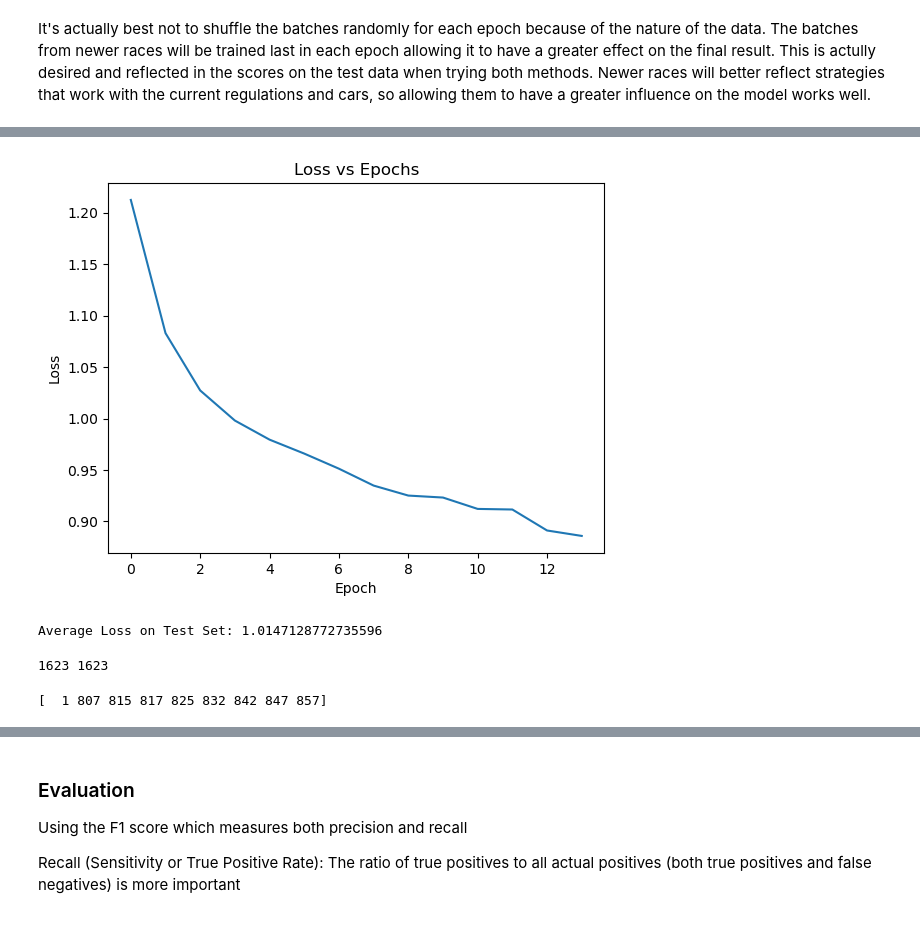
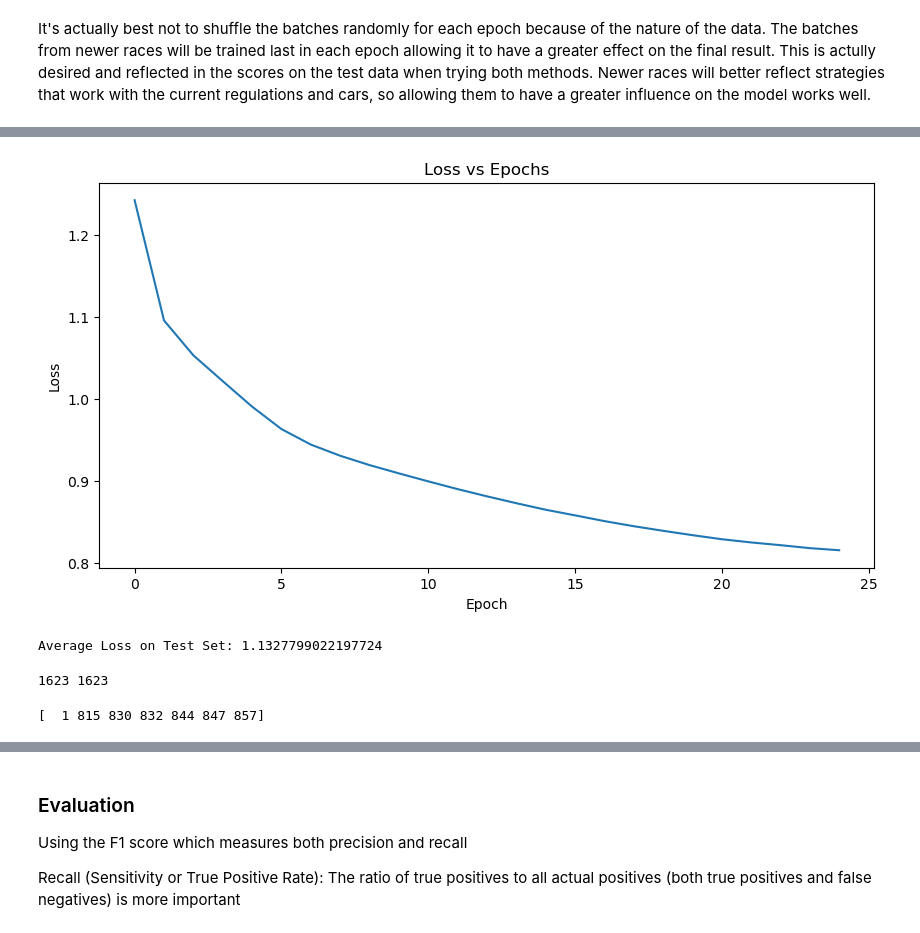
Before and after one commit to krwiles/capstone-project, a Jupyter notebook: project.ipynb, the cells around one changed output, grey strips where cells are left out. Drawn from its saved outputs; the diff is of its cells as text; code cells hidden in the pictures.

```diff
--- a/project.ipynb
+++ b/project.ipynb
@@ -488,5 +542,5 @@ Here I will load the processed data and seperate it into training and testing se
 # %%
-df = pd.read_csv('processed_data.csv')
+df = pd.read_csv('processed_data2.csv')
 
 # Seperate data from 3/102 races for testing
 df_test = df[df['raceId'].isin([1131, 1130, 1123])]
@@ -611,5 +669,5 @@ pit_weight = ((len(y_train) - y_train.sum()) / y_train.sum()) # calculated weigh
 print(pit_weight)
 
 criterion = nn.BCEWithLogitsLoss(pos_weight = pit_weight) # binary cross entropy loss function
-optimizer = optim.Adam(model.parameters(), lr=0.0005)
+optimizer = optim.Adam(model.parameters(), lr=0.0003)
 # %% [output]
@@ -617,14 +675,13 @@ tensor(35.4897)
 # %% [markdown]
 It's actually best not to shuffle the batches randomly for each epoch because of the nature of the data. The batches from newer races will be trained last in each epoch allowing it to have a greater effect on the final result. This is actully desired and reflected in the scores on the test data when trying both methods. Newer races will better reflect strategies that work with the current regulations and cars, so allowing them to have a greater influence on the model works well.
 # %%
-num_epochs = 15
+num_epochs = 25
 losses = []
-data_loader = list(zip(X_train_batches, y_train_batches))
 
 for epoch in range(num_epochs):
     epoch_loss = 0
 
-    for X_batch, y_batch in data_loader:
+    for X_batch, y_batch in zip(X_train_batches, y_train_batches):
         # forward pass
         y_pred = model(X_batch)
         loss = criterion(y_pred, y_batch)
@@ -648,12 +709,12 @@ Epoch [12], Loss: 0.9116450887469313
 # %%
 plt.figure(figsize=(10,5))
-plt.plot(range(0, len(losses)), losses[0::])
+plt.plot(range(len(losses)), losses)
 plt.xlabel('Epoch')
 plt.ylabel('Loss')
 plt.title('Loss vs Epochs')
 plt.show()
 # %% [output]
-[figure, old version]
+[figure, new version]
 # %%
 model.eval()
 total_loss = 0.0
@@ -680,7 +741,7 @@ true_labels = torch.cat(true_labels)  # Combine all true labels into a single te
 # Print average loss
 print(f'Average Loss on Test Set: {average_loss}')
 # %% [output]
-Average Loss on Test Set: 1.0147128772735596
+Average Loss on Test Set: 1.1327799022197724
 # %%
 # reasemble the predictions from the segments (insert the missing laps as 0s)
 result = []
@@ -698,12 +759,12 @@ print(len(X_test_original), len(result))
 # %%
 test = df_test.copy()
 test['predictedNext'] = result
-race1 = test[test['raceId'] == 1131] # 1131 most recent
+race1 = test[test['raceId'] == 1130] # 1131 most recent
 print(race1['driverId'].unique())
 driver1_1 = race1[race1['driverId'] == 1] #1 847
-driver2_1 = race1[race1['driverId'] == 807] #807 #832 is good 815
+driver2_1 = race1[race1['driverId'] == 815] #807 #832 is good 815
 # %% [output]
-[  1 807 815 817 825 832 842 847 857]
+[  1 815 830 832 844 847 857]
 # %%
 plt.figure(figsize=(12,5))
 plt.axhline(y=0.5, color='black', linestyle=':', linewidth=0.75)
```
Also changed, not shown: parts of 29 cells of this notebook, 2 other files.
